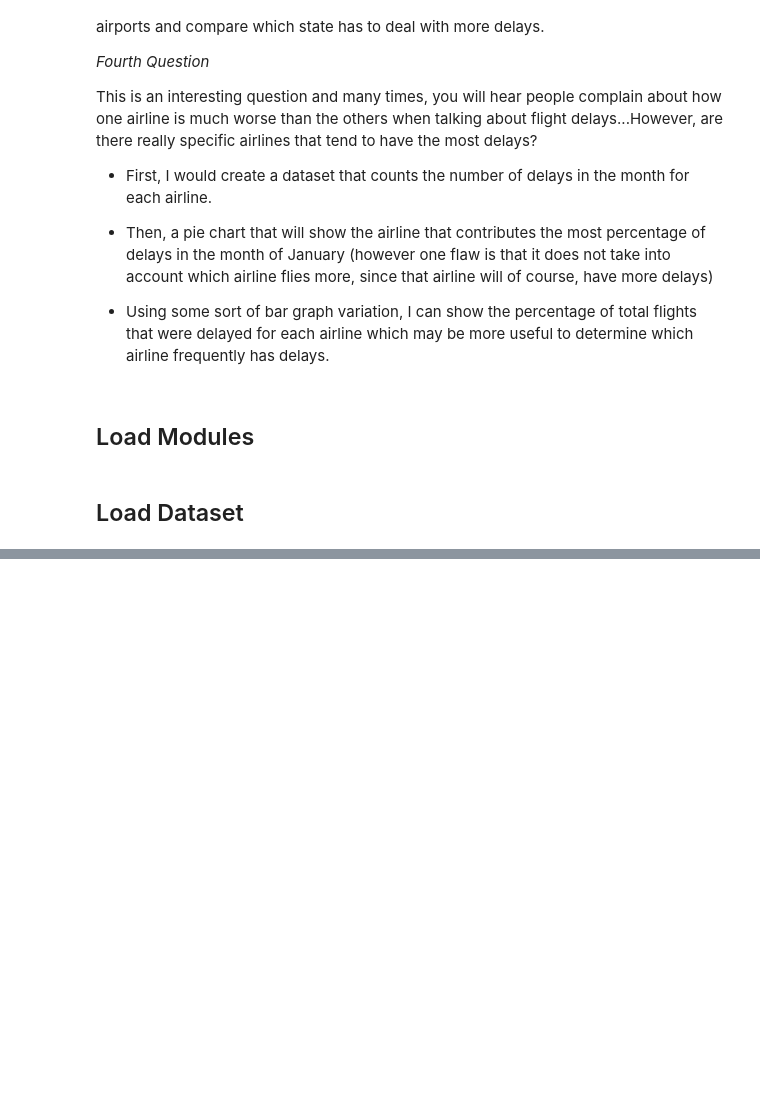
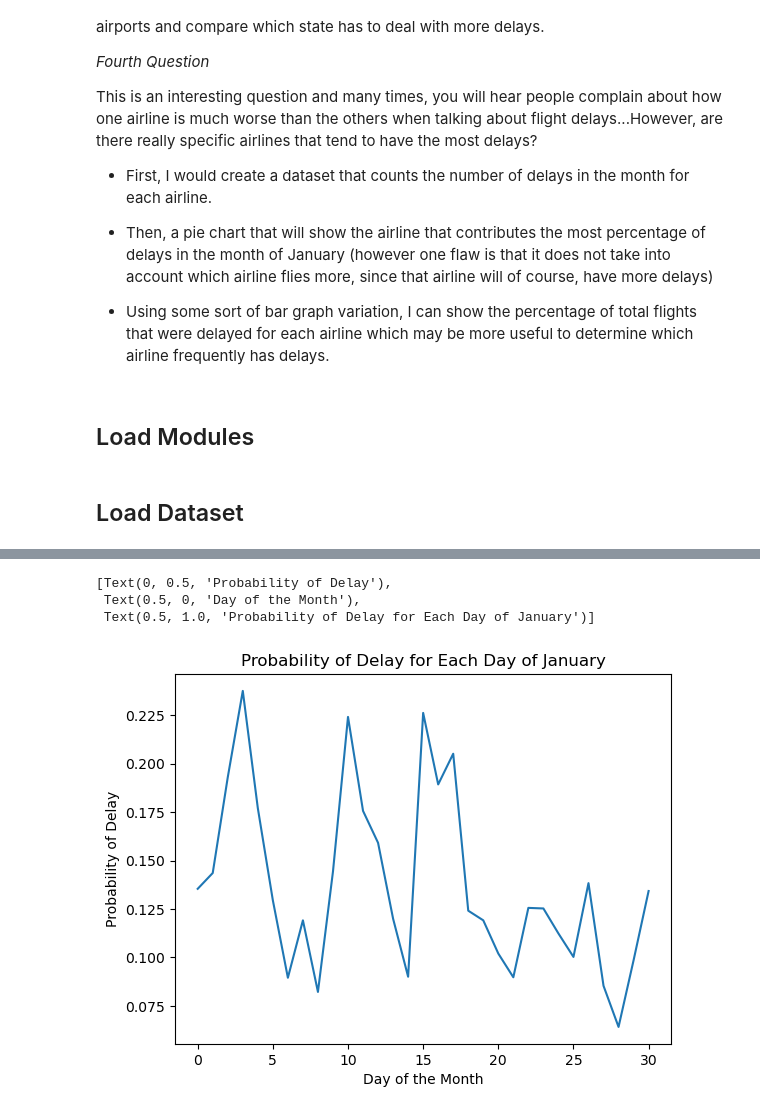
Before and after one commit to ubco-W2022T2-data301/project-group-group05, a Jupyter notebook: analysis/analysis_kaiden.ipynb, the cells around one changed output, grey strips where cells are left out. Cells and saved outputs as stored; diff of their text form; code cells hidden in the pictures; blank space fills up the shorter version.

```diff
--- a/analysis/analysis_kaiden.ipynb
+++ b/analysis/analysis_kaiden.ipynb
@@ -54,0 +110,23 @@ raw_df.head()
+# %%
+#create data frame that is grouped by day and shows number of delays per day
+
+"""
+First we use groupby to group by the day of the month and then find the sum which returns the number of delays for each day
+I also took advantage of method chaining here and renamed the columns just to make it more convenient
+"""
+filtered = filtered.dropna()
+grouped_by_day = filtered.groupby('DAY_OF_MONTH', as_index=False).sum().rename(columns={'DEP_DEL15':'Number_of_delays'}).reset_index(drop=True)
+grouped_by_day
+#next, I want to look at the probability of delay for each day in the month by utilizing the number of delays and dividing it by the total number of flights for each day
+total_days = filtered.groupby('DAY_OF_MONTH').count()['DEP_DEL15'].reset_index(drop=True)
+grouped_by_day['P(Delay)'] = (grouped_by_day['Number_of_delays'])/(total_days)
+
+probability_line_graph = sns.lineplot(grouped_by_day['P(Delay)'])
+probability_line_graph.set(ylabel='Probability of Delay',
+                          xlabel='Day of the Month',
+                          title='Probability of Delay for Each Day of January')
+# %% [output]
+[Text(0, 0.5, 'Probability of Delay'),
+ Text(0.5, 0, 'Day of the Month'),
+ Text(0.5, 1.0, 'Probability of Delay for Each Day of January')]
+[figure, added]
```
Also changed, not shown: parts of 8 cells of this notebook.
